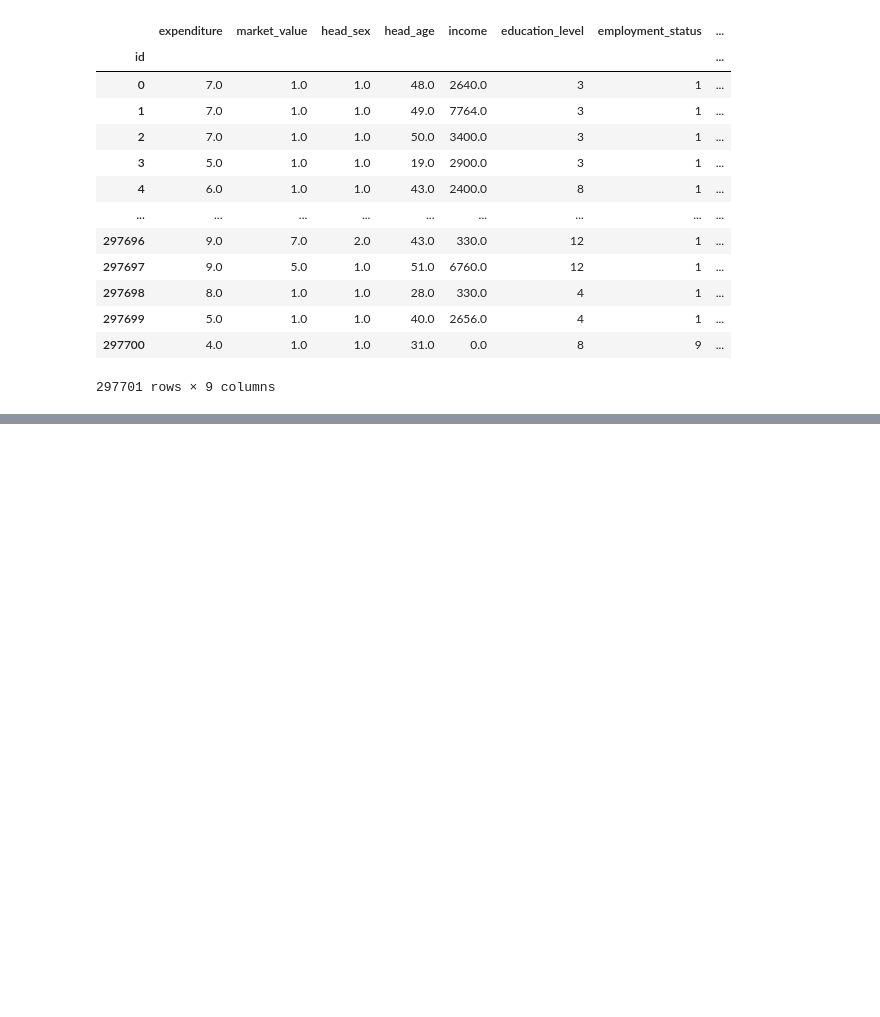
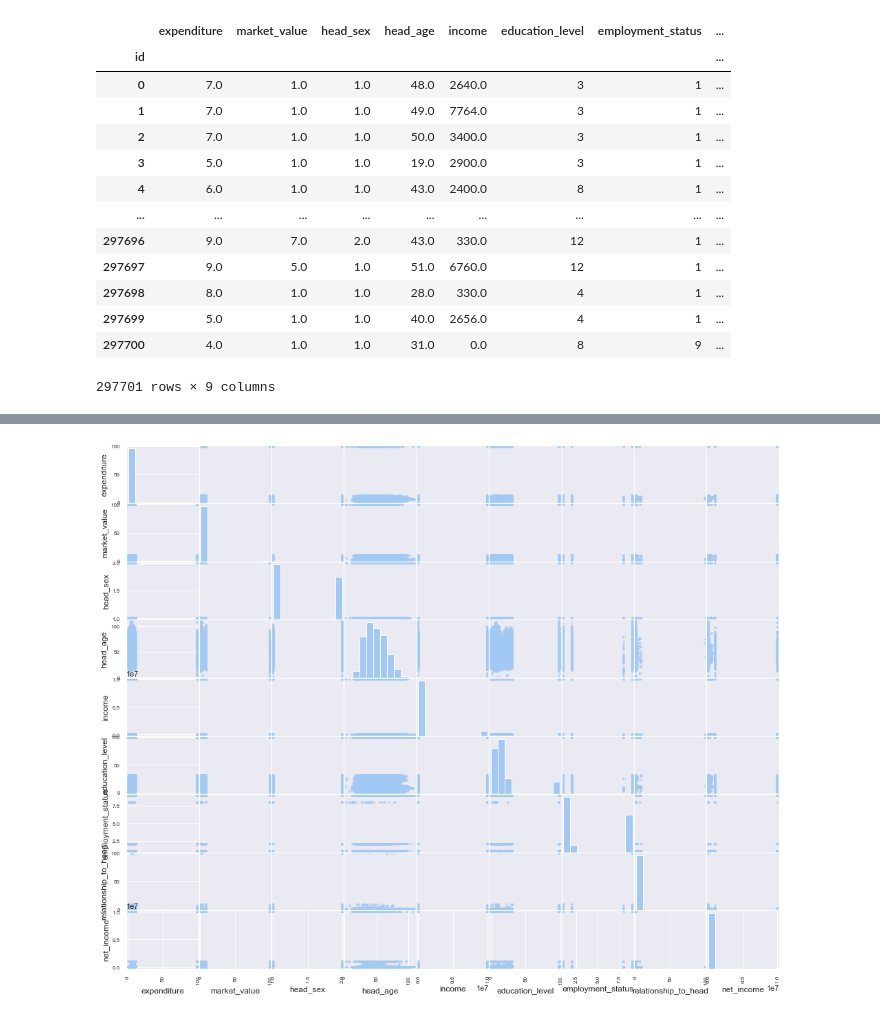
Before and after one commit to Five-Tackle-One/DAE-Mini-Project, a Jupyter notebook: General House Survey.ipynb, the cells around one changed output, grey strips where cells are left out. Drawn from its saved outputs; the diff is of its cells as text; code cells hidden in the pictures; blank space fills up the shorter version.

```diff
--- a/General House Survey.ipynb
+++ b/General House Survey.ipynb
@@ -734,0 +559,8 @@ NameError: name 'selected_data1' is not defined
+# %%
+from pandas.plotting import scatter_matrix
+import matplotlib.pyplot as plt
+# f, ax = plt.subplots(figsize=(17,14))
+scatter_matrix(regression_survey, figsize=(17, 14))
+plt.show()
+# %% [output]
+[figure, added]
```
Also changed, not shown: parts of 96 cells of this notebook.
